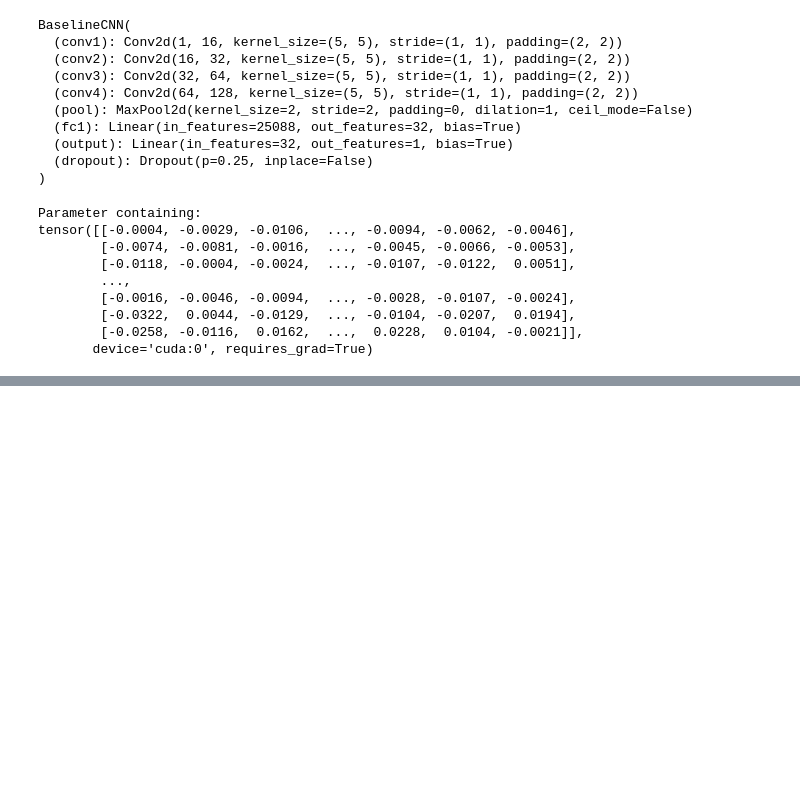
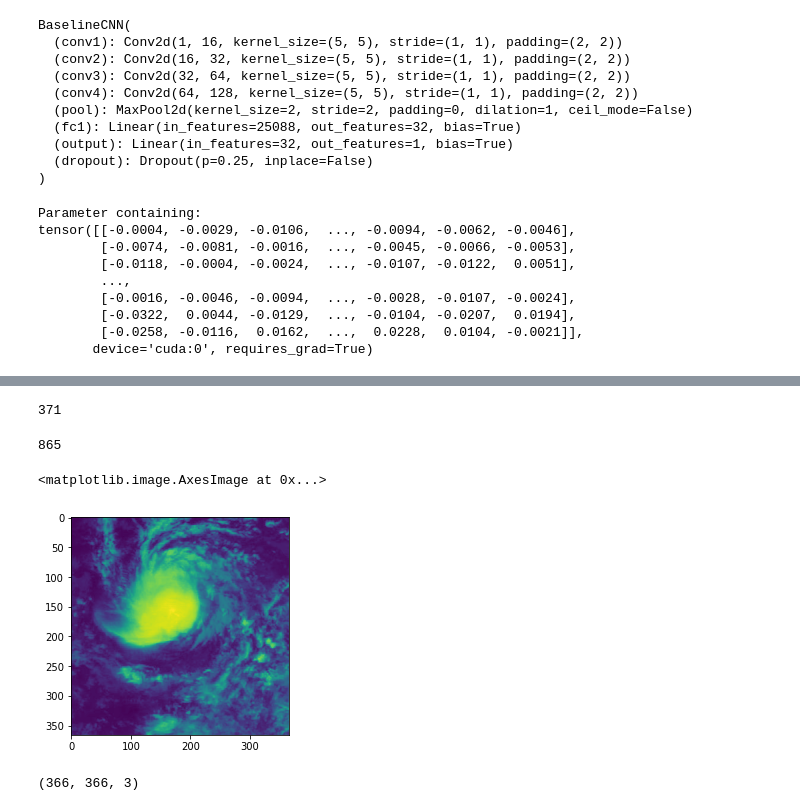
Before and after one commit to arshmodak/Hurricane-Wind-Speed-Prediction-using-Deep-Learning-and-Machine-Learning, a Jupyter notebook: Baseline_CNN.ipynb, the cells around one changed output, grey strips where cells are left out. Cells and saved outputs as stored; diff of their text form; code cells hidden in the pictures; blank space fills up the shorter version.

```diff
--- a/Baseline_CNN.ipynb
+++ b/Baseline_CNN.ipynb
@@ -608,0 +749,50 @@ d["abs"]["image_list"][]
+# %%
+test_metadata.storm_id.nunique()
+# %% [output]
+371
+# %%
+class HurricaneImageDataset(Dataset):
+
+    def __init__(self, metadata, transforms):
+        self.metadata = metadata # new: with list of image paths, wind speed
+        self.transforms = transforms
+
+    def __len__(self):
+        return len(self.metadata)
+
+    def __getitem__(self, index):
+        if torch.is_tensor(index):
+            index = index.tolist()
+
+        rgb_image = []
+        image_paths = self.metadata["image_list"][index]
+        for ip in image_paths:
+          img = Image.open(image_path)
+          rgb_image.append(img)
+        # hurricane_image = io.imread(image_path)
+
+        label = self.metadata["wind_speed"][index]
+
+        if self.transforms:
+            hurricane_image = self.transforms(hurricane_image)
+
+        return hurricane_image, label
+# %% [output]
+865
+# %%
+import cv2
+import numpy as np
+# load image as grayscale
+img_list = train_dd_interval["image_list"][96]
+
+img1 = cv2.imread(img_list[0], cv2.IMREAD_GRAYSCALE) # t- 2*interval
+img2 = cv2.imread(img_list[1], cv2.IMREAD_GRAYSCALE) # t - interval
+img3 = cv2.imread(img_list[2], cv2.IMREAD_GRAYSCALE) # t
+
+# convert to 3 equal channels
+img = cv2.merge((img3, img2, img1))
+# %%
+plt.imshow(img3)
+# %% [output]
+<matplotlib.image.AxesImage at 0x...>
+[figure, added]
@@ -608,0 +819,4 @@ d["abs"]["image_list"][]
+# %%
+result.shape
+# %% [output]
+(366, 366, 3)
```
Also changed, not shown: parts of 42 cells of this notebook.
